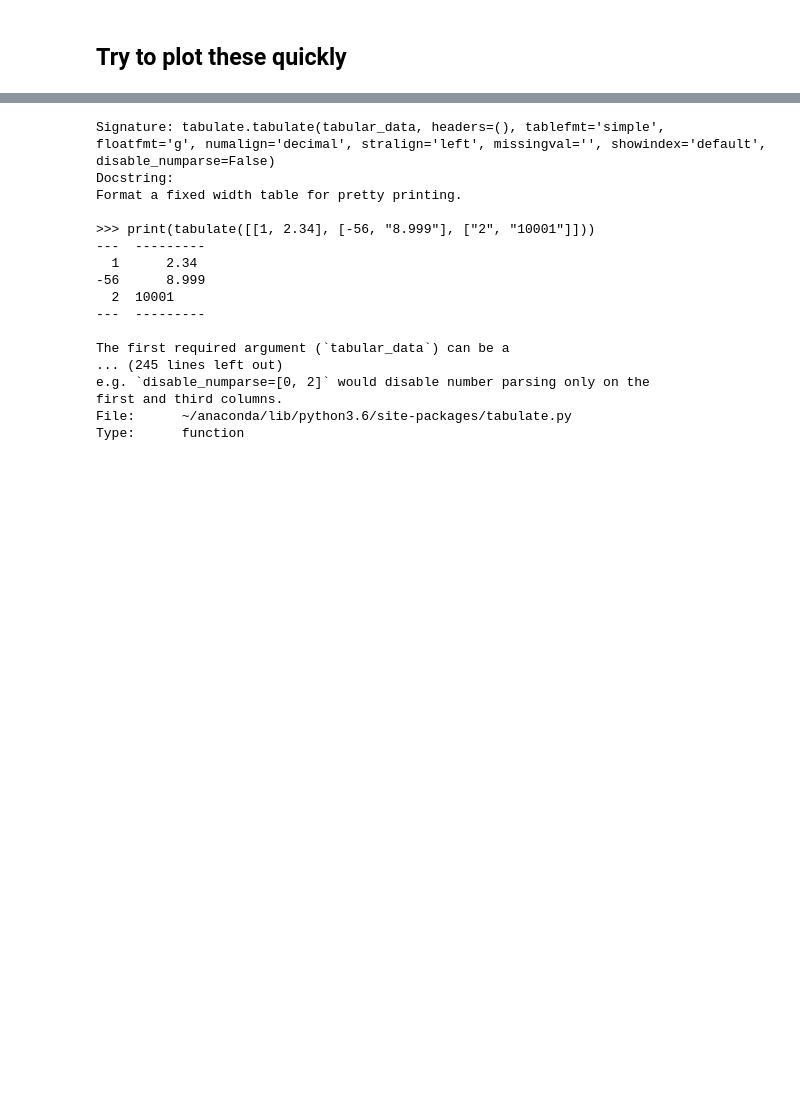
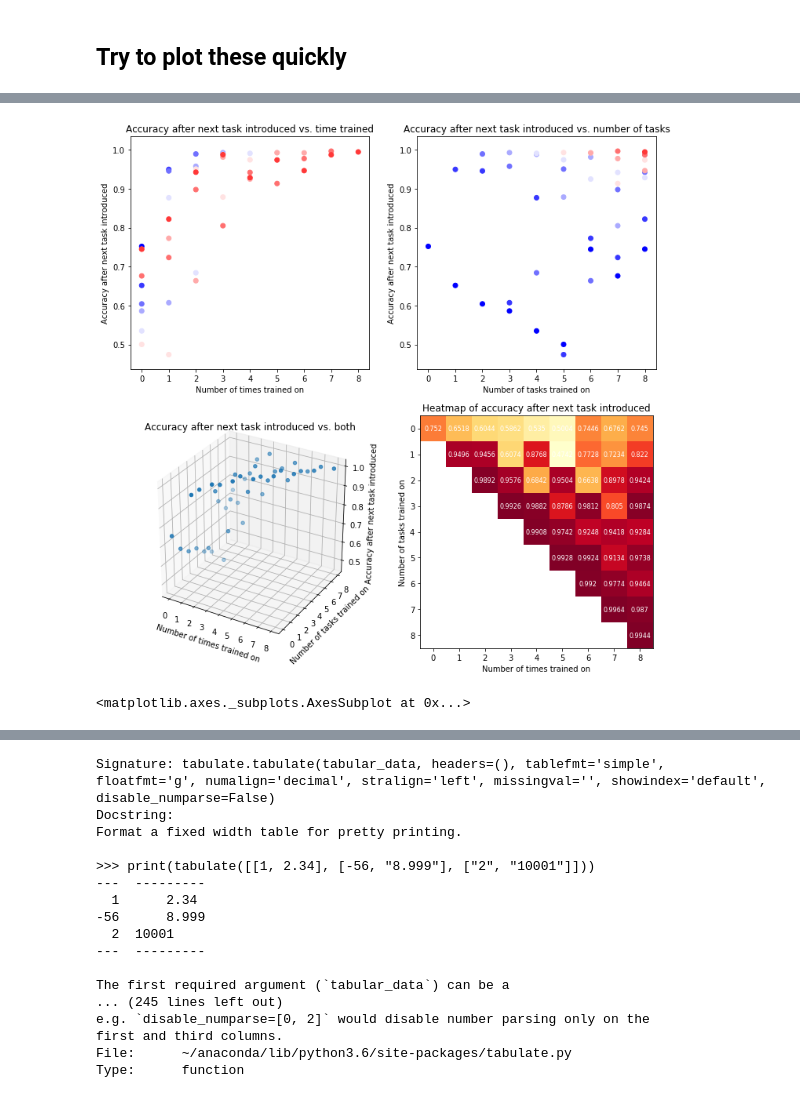
Before and after one commit to guydav/deep-learning-projects, a Jupyter notebook: notebooks/Meta_Learning_Baseline_Data_Analysis.ipynb, the cells around one changed output, grey strips where cells are left out. Cells and saved outputs as stored; diff of their text form; code cells hidden in the pictures; blank space fills up the shorter version.

```diff
--- a/notebooks/Meta_Learning_Baseline_Data_Analysis.ipynb
+++ b/notebooks/Meta_Learning_Baseline_Data_Analysis.ipynb
@@ -170,0 +223,57 @@ np.nonzero(examples_to_criterion)
+# %%
+def plot_accuracy_after_new_task_first_epoch(accuracies, colormap='bwr'):
+    figure = plt.figure(figsize=(12, 12))
+
+    nonzero_rows, nonzero_cols = np.nonzero(accuracies)
+    values = [accuracies[r, c] for (r, c) in zip(nonzero_rows, nonzero_cols)]
+
+    colors = plt.get_cmap(colormap)
+
+    # Accuracy as a function of # times trained on
+    num_times_trained_ax = plt.subplot(NROWS, NCOLS, 1)
+    num_times_trained_ax.scatter(nonzero_rows, values, color=[colors(x / 9) for x in nonzero_cols])
+
+#     num_times_trained_ax.set_yscale("log", nonposy='clip')
+    num_times_trained_ax.set_xlabel('Number of times trained on')
+    num_times_trained_ax.set_ylabel('Accuracy after next task introduced')
+    num_times_trained_ax.set_title('Accuracy after next task introduced vs. time trained')
+
+    # Accuracy as a function of how many total tasks
+    num_current_tasks_ax = plt.subplot(NROWS, NCOLS, 2)
+    num_current_tasks_ax.scatter(nonzero_cols, values, color=[colors(x / 9) for x in nonzero_rows])
+
+#     num_current_tasks_ax.set_yscale("log", nonposy='clip')
+    num_current_tasks_ax.set_xlabel('Number of tasks trained on')
+    num_current_tasks_ax.set_ylabel('Accuracy after next task introduced')
+    num_current_tasks_ax.set_title('Accuracy after next task introduced vs. number of tasks')
+
+    # Accuracy as a function of both
+    both_ax = plt.subplot(NROWS, NCOLS, 3, projection='3d')
+    both_ax.scatter(nonzero_rows, nonzero_cols, values)
+
+#     both_ax.set_zscale("log")
+    both_ax.set_xlabel('Number of times trained on')
+    both_ax.set_ylabel('Number of tasks trained on')
+    both_ax.set_zlabel('Accuracy after next task introduced')
+    both_ax.set_title('Accuracy after next task introduced vs. both')
+
+    # Accuracy as a function of both in a heatmap
+    heatmap_ax = plt.subplot(NROWS, NCOLS, 4)
+    heatmap_ax.imshow(accuracies, cmap='YlOrRd')
+    for i in range(9):
+        for j in range(i, 9):
+            text = heatmap_ax.text(j, i, accuracies[i, j],
+                           ha="center", va="center", color="w", fontsize=8)
+
+
+    heatmap_ax.set_xlabel('Number of times trained on')
+    heatmap_ax.set_ylabel('Number of tasks trained on')
+    heatmap_ax.set_title('Heatmap of accuracy after next task introduced')
+
+    plt.show()
+    return num_times_trained_ax
+
+plot_accuracy_after_new_task_first_epoch(absolute_accuracy)
+# %% [output]
+[figure, added]
+<matplotlib.axes._subplots.AxesSubplot at 0x...>
```
Also changed, not shown: parts of 8 cells of this notebook.
